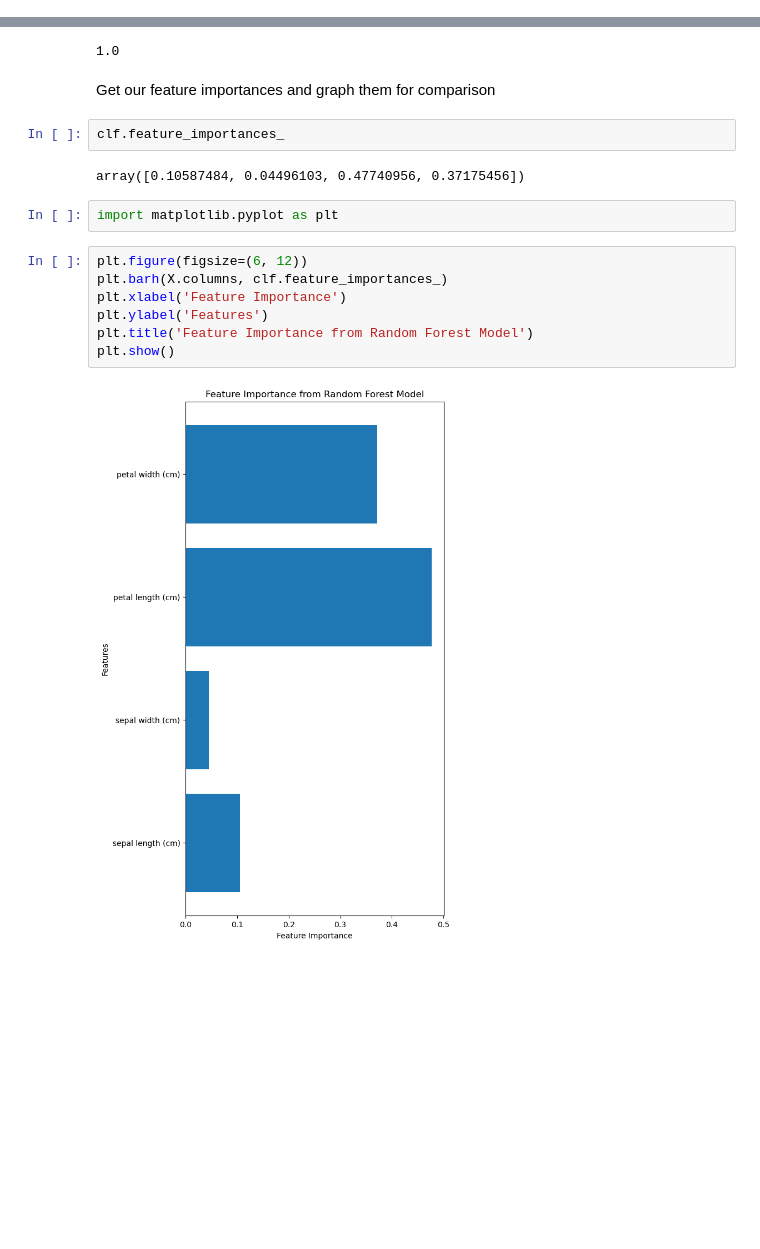
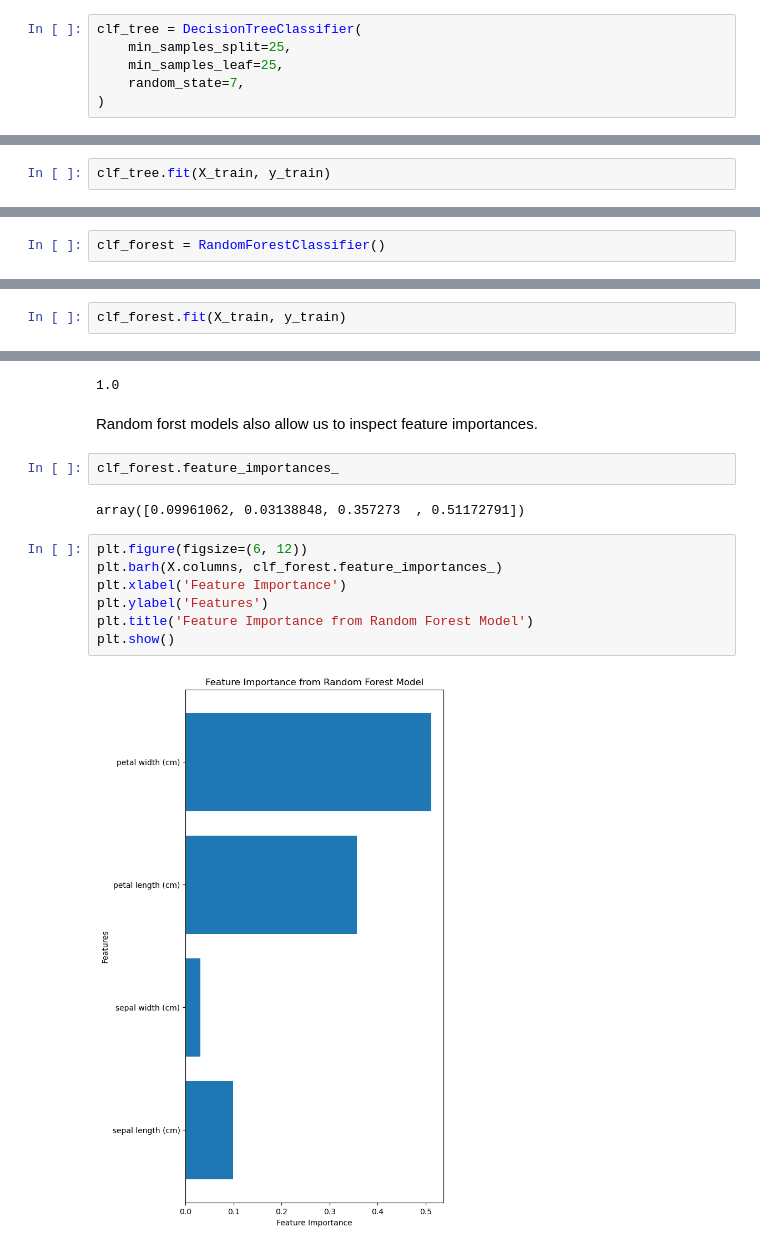
Before and after one commit to JohnMcKechnieGC/supervised-and-unsupervised-ml, a Jupyter notebook: classifying-irises.ipynb, the cells around one changed output, grey strips where cells are left out. Cells and saved outputs as stored; diff of their text form; blank space fills up the shorter version.

```diff
--- a/classifying-irises.ipynb
+++ b/classifying-irises.ipynb
@@ -50,0 +28,6 @@ clf = clf.fit(X_train, y_train)
+# %%
+clf_tree = DecisionTreeClassifier(
+    min_samples_split=25,
+    min_samples_leaf=25,
+    random_state=7,
+)
@@ -50,0 +36,2 @@ clf = clf.fit(X_train, y_train)
+# %%
+clf_tree.fit(X_train, y_train)
@@ -50,0 +86,2 @@ clf = clf.fit(X_train, y_train)
+# %%
+clf_forest = RandomForestClassifier()
@@ -50,0 +90,2 @@ clf = clf.fit(X_train, y_train)
+# %%
+clf_forest.fit(X_train, y_train)
@@ -63,21 +106,19 @@ Test that our model is actually working
 accuracy_score(y_test, y_pred)
 # %% [output]
 1.0
-# %% [markdown]
-Get our feature importances and graph them for comparison
+# %% [markdown]
+Random forst models also allow us to inspect feature importances.
 # %%
-clf.feature_importances_
+clf_forest.feature_importances_
 # %% [output]
-array([0.10587484, 0.04496103, 0.47740956, 0.37175456])
+array([0.09961062, 0.03138848, 0.357273  , 0.51172791])
-# %%
-import matplotlib.pyplot as plt
 # %%
 plt.figure(figsize=(6, 12))
-plt.barh(X.columns, clf.feature_importances_)
+plt.barh(X.columns, clf_forest.feature_importances_)
 plt.xlabel('Feature Importance')
 plt.ylabel('Features')
 plt.title('Feature Importance from Random Forest Model')
 plt.show()
 # %% [output]
-[figure, old version]
+[figure, new version]
 # %% [markdown]
```
Also changed, not shown: parts of 41 cells of this notebook.
